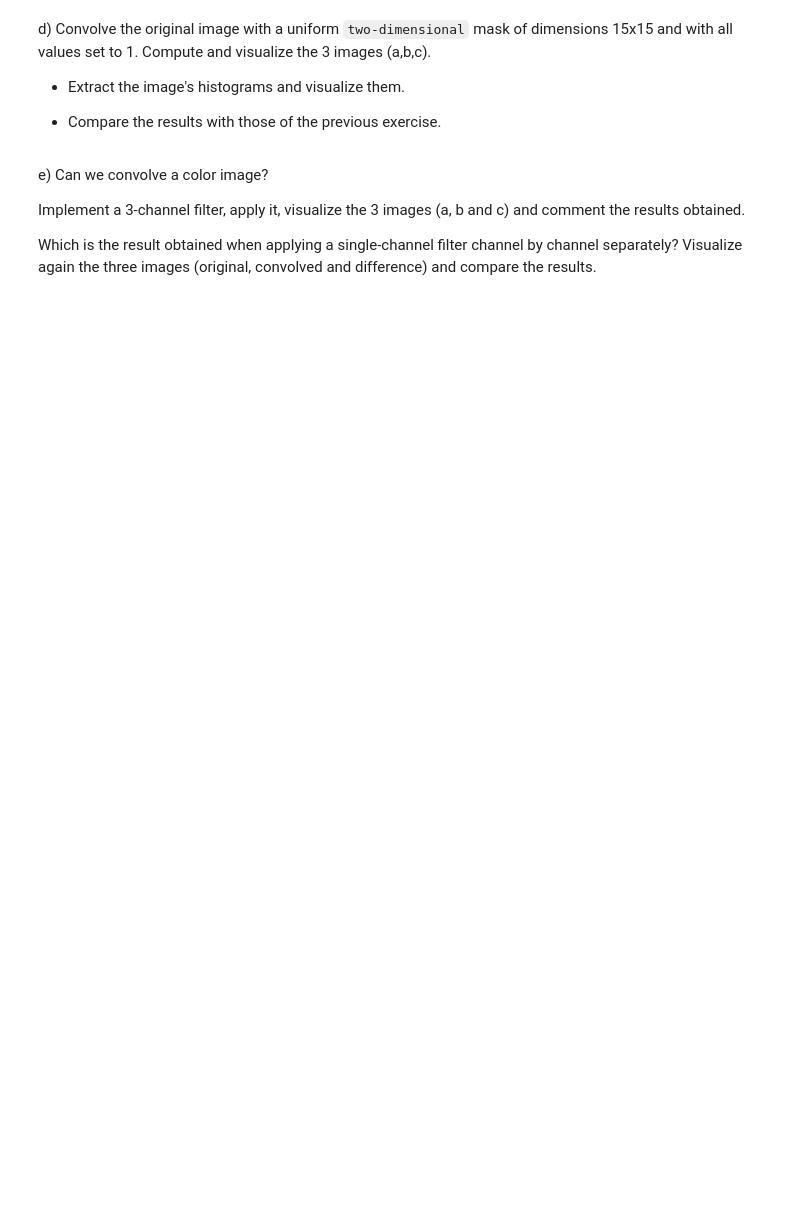
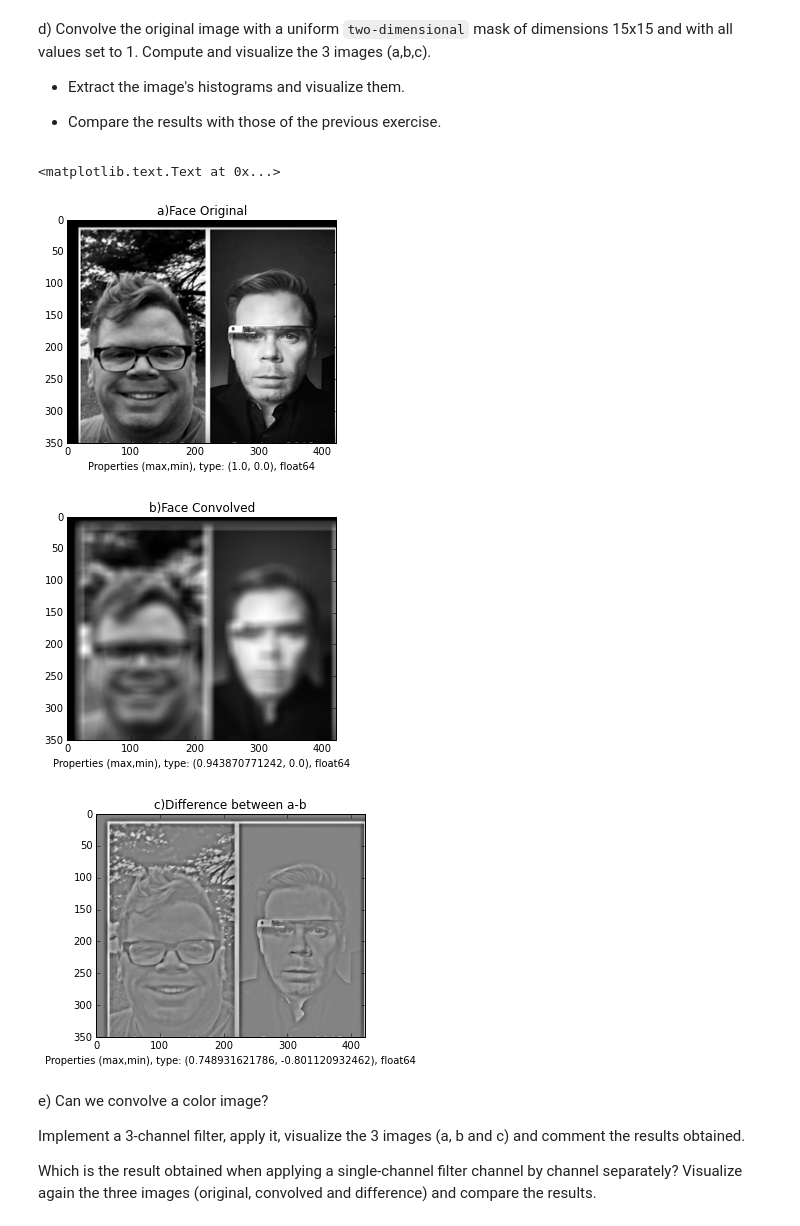
Before and after one commit to jmcano94/Visio-Artificial, a Jupyter notebook: p2.ipynb, the cells around one changed output. Cells and saved outputs as stored; diff of their text form; code cells hidden in the pictures; blank space fills up the shorter version.

```diff
--- a/p2.ipynb
+++ b/p2.ipynb
@@ -175,6 +155,33 @@ d) Convolve the original image with a uniform `two-dimensional` mask of dimensio
 - Extract the image's histograms and visualize them.
 
 - Compare the results with those of the previous exercise.
+# %%
+face = io.imread('images/face.png')
+facegray = color.rgb2gray(face)
+mask = np.ones((15,15), dtype= 'float64')
+mask = mask/np.sum(mask)
+face_convolved = ndimage.convolve(facegray, mask)
+face_diff = facegray - face_convolved
+
+
+'# a) b) c) plotting'
+fig, ax = plt.subplots()
+fig, ax2 = plt.subplots()
+fig, ax3 = plt.subplots()
+ax.imshow(facegray,cmap='gray')
+ax2.imshow(face_convolved,cmap='gray')
+ax3.imshow(face_diff, cmap='gray')
+ax.set_title('a)Face Original')
+ax.set_xlabel("Properties (max,min), type: (" +str(facegray.max()) + ", " +str(facegray.min()) + "), " + str(facegray.dtype))
+ax2.set_title('b)Face Convolved')
+ax2.set_xlabel("Properties (max,min), type: (" +str(face_convolved.max()) + ", " +str(face_convolved.min())+ "), " + str(face_convolved.dtype))
+ax3.set_title('c)Difference between a-b')
+ax3.set_xlabel("Properties (max,min), type: (" +str(face_diff.max()) + ", " +str(face_diff.min())+ "), " + str(face_diff.dtype))
+# %% [output]
+<matplotlib.text.Text at 0x...>
+[figure, added]
+[figure, added]
+[figure, added]
 # %% [markdown]
 e) Can we convolve a color image?
 
```
Also changed, not shown: parts of 8 cells of this notebook.
